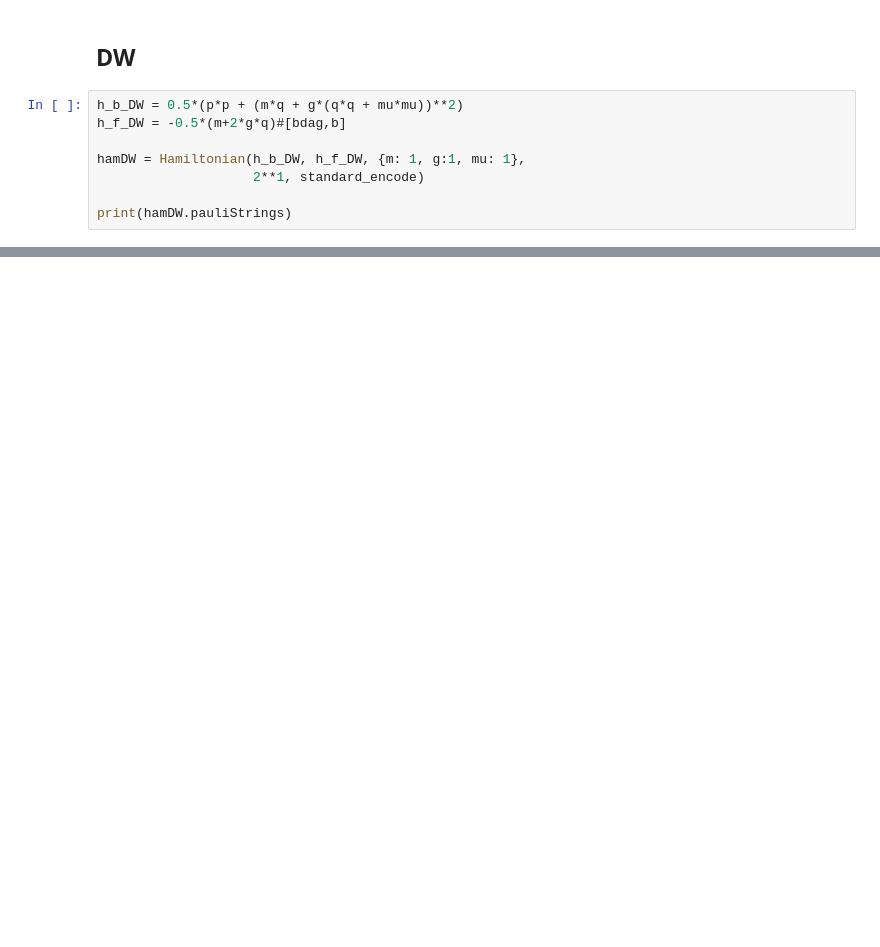
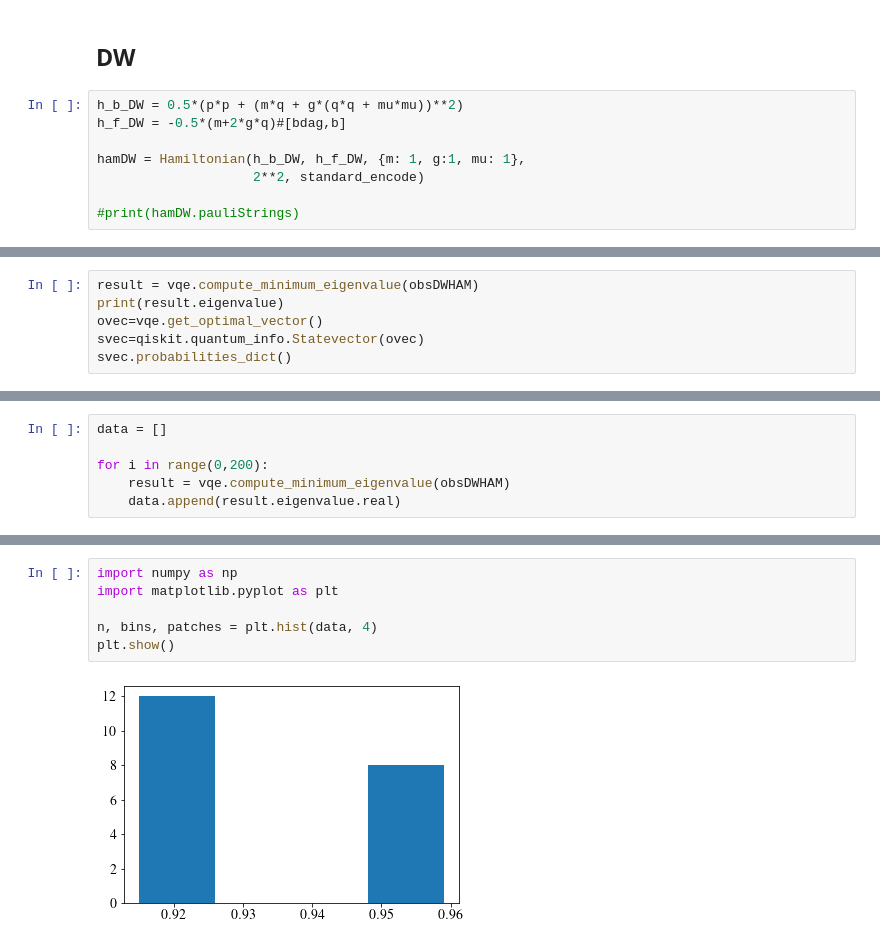
Before and after one commit to chrisculver/SUSY_QuantumComputing, a Jupyter notebook: tutorials/VQE.ipynb, the cells around one changed output, grey strips where cells are left out. Drawn from its saved outputs; the diff is of its cells as text; blank space fills up the shorter version.

```diff
--- a/tutorials/VQE.ipynb
+++ b/tutorials/VQE.ipynb
@@ -84,6 +170,6 @@ h_b_DW = 0.5*(p*p + (m*q + g*(q*q + mu*mu))**2)
 h_f_DW = -0.5*(m+2*g*q)#[bdag,b]
 
 hamDW = Hamiltonian(h_b_DW, h_f_DW, {m: 1, g:1, mu: 1},
-                    2**1, standard_encode)
+                    2**2, standard_encode)
 
-print(hamDW.pauliStrings)
+#print(hamDW.pauliStrings)
@@ -104,0 +244,6 @@ print(result.eigenvalue)
+# %%
+result = vqe.compute_minimum_eigenvalue(obsDWHAM)
+print(result.eigenvalue)
+ovec=vqe.get_optimal_vector()
+svec=qiskit.quantum_info.Statevector(ovec)
+svec.probabilities_dict()
@@ -104,0 +280,6 @@ print(result.eigenvalue)
+# %%
+data = []
+
+for i in range(0,200):
+    result = vqe.compute_minimum_eigenvalue(obsDWHAM)
+    data.append(result.eigenvalue.real)
@@ -104,0 +309,8 @@ print(result.eigenvalue)
+# %%
+import numpy as np
+import matplotlib.pyplot as plt
+
+n, bins, patches = plt.hist(data, 4)
+plt.show()
+# %% [output]
+[figure, added]
```
Also changed, not shown: parts of 32 cells of this notebook, 9 other files.
